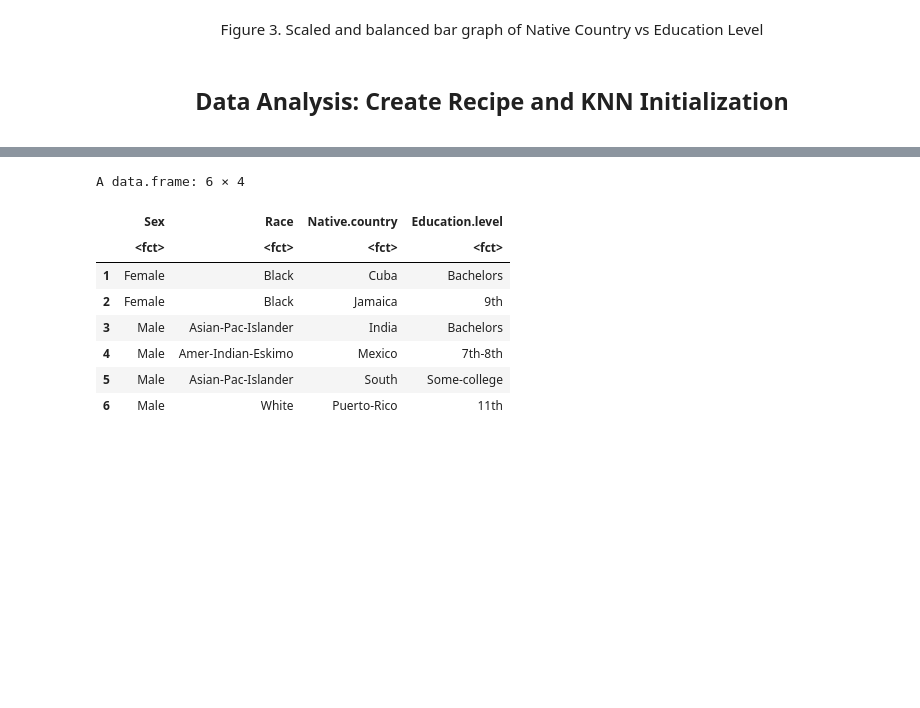
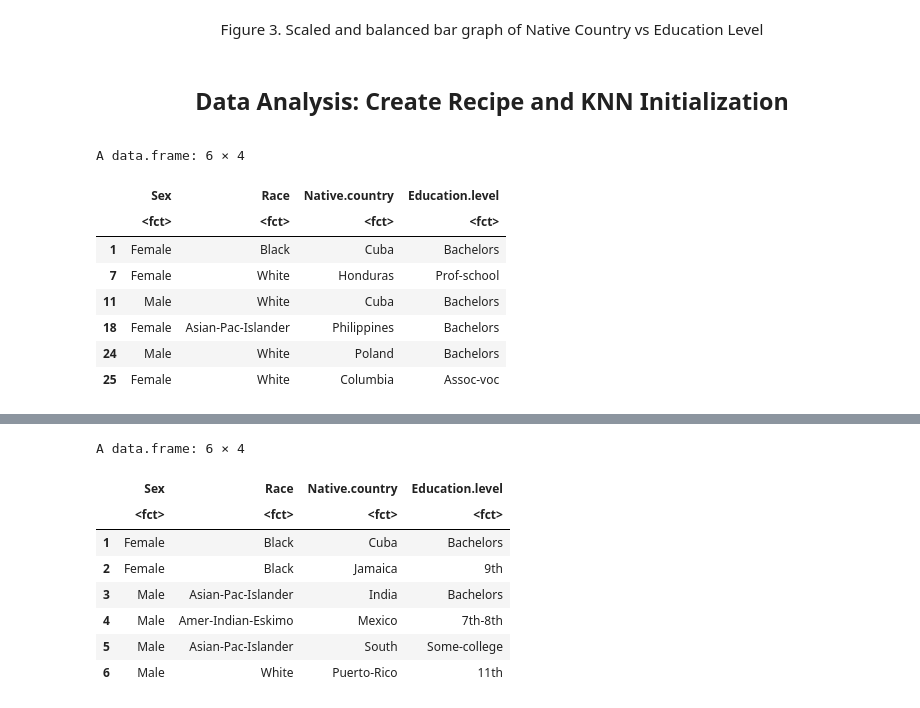
Before and after one commit to evelynmitchell189/Group_project_report, a Jupyter notebook: education_data.ipynb, the cells around one changed output, grey strips where cells are left out. Drawn from its saved outputs; the diff is of its cells as text; code cells hidden in the pictures; blank space fills up the shorter version.

```diff
--- a/education_data.ipynb
+++ b/education_data.ipynb
@@ -263,0 +253,12 @@ education_conf_mat <- education_predictions |>
+# %%
+head(education_train)
+# %% [output]
+A data.frame: 6 × 4
+|  | Sex | Race | Native.country | Education.level |
+|  | <fct> | <fct> | <fct> | <fct> |
+| 1 | Female | Black | Cuba | Bachelors |
+| 7 | Female | White | Honduras | Prof-school |
+| 11 | Male | White | Cuba | Bachelors |
+| 18 | Female | Asian-Pac-Islander | Philippines | Bachelors |
+| 24 | Male | White | Poland | Bachelors |
+| 25 | Female | White | Columbia | Assoc-voc |
```
Also changed, not shown: parts of 18 cells of this notebook.
